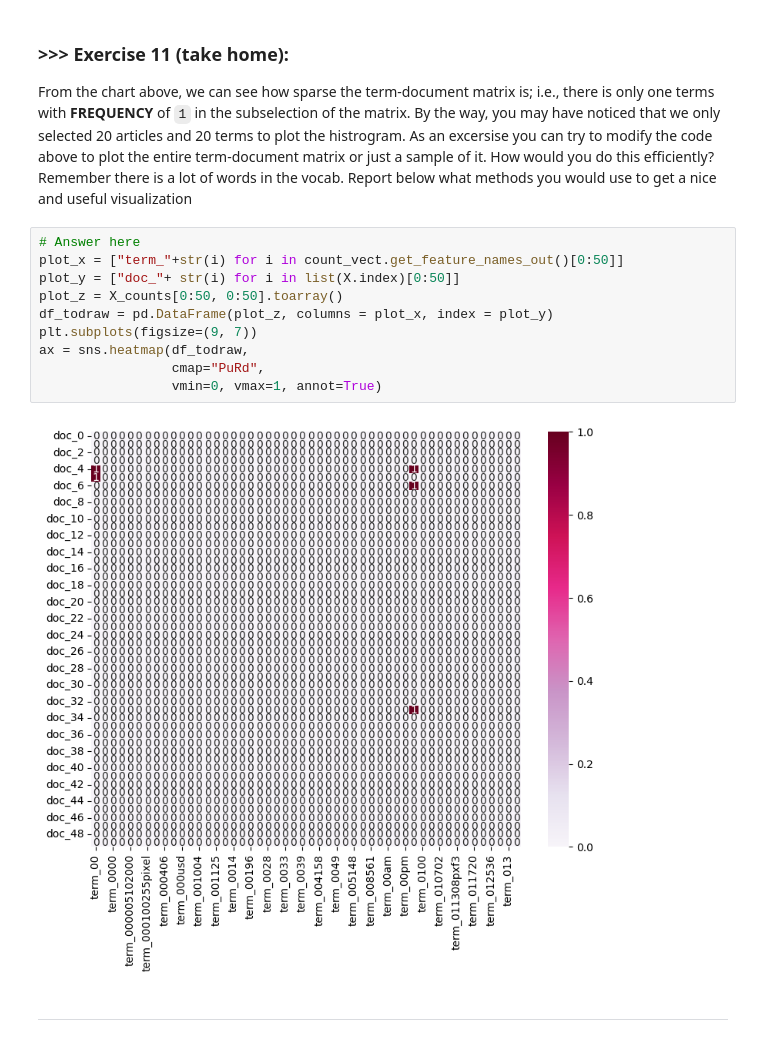
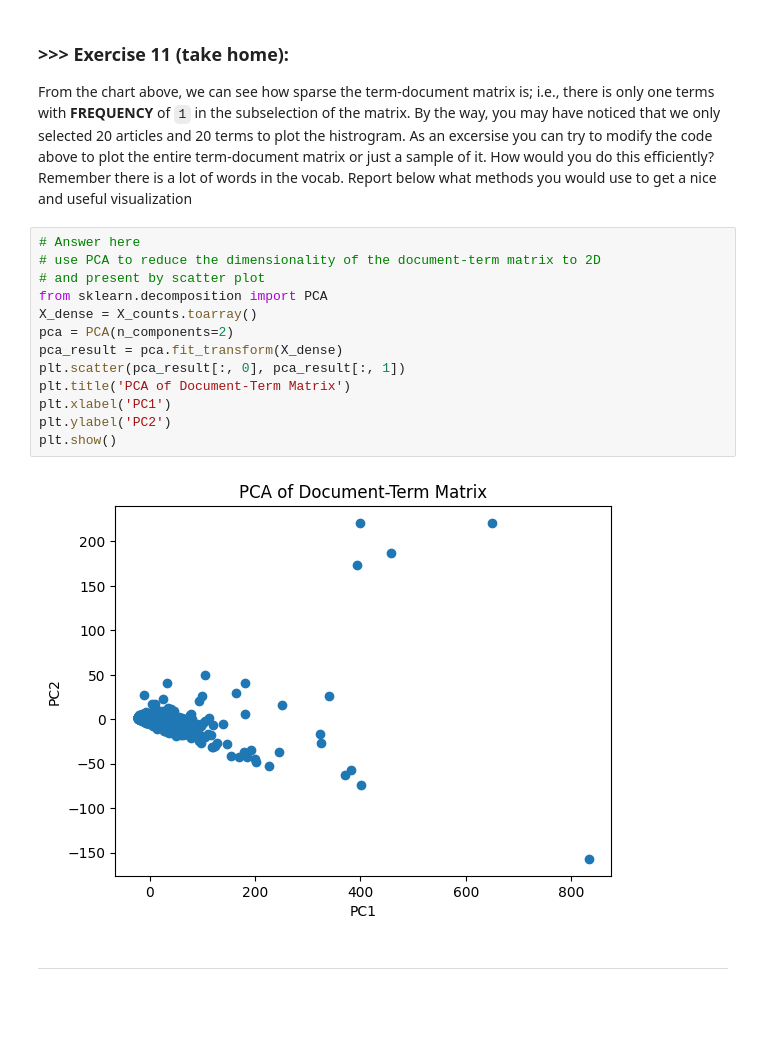
Before and after one commit to Ayukevin/DM2025-Lab1-Exercise, a Jupyter notebook: DM2025-Lab1-Master.ipynb, the cells around one changed output. Saved outputs shown, nothing was run; the diff lists cells and outputs as text; blank space fills up the shorter version.

```diff
--- a/DM2025-Lab1-Master.ipynb
+++ b/DM2025-Lab1-Master.ipynb
@@ -1153,18 +1154,21 @@ Check out more beautiful color palettes here: https://python-graph-gallery.com/1
 # %% [markdown]
 ### **>>> Exercise 11 (take home):**
 From the chart above, we can see how sparse the term-document matrix is; i.e., there is only one terms with **FREQUENCY** of `1` in the subselection of the matrix. By the way, you may have noticed that we only selected 20 articles and 20 terms to plot the histrogram. As an excersise you can try to modify the code above to plot the entire term-document matrix or just a sample of it. How would you do this efficiently? Remember there is a lot of words in the vocab. Report below what methods you would use to get a nice and useful visualization
-# %%
-# Answer here
-plot_x = ["term_"+str(i) for i in count_vect.get_feature_names_out()[0:50]]
-plot_y = ["doc_"+ str(i) for i in list(X.index)[0:50]]
-plot_z = X_counts[0:50, 0:50].toarray()
-df_todraw = pd.DataFrame(plot_z, columns = plot_x, index = plot_y)
-plt.subplots(figsize=(9, 7))
-ax = sns.heatmap(df_todraw,
-                 cmap="PuRd",
-                 vmin=0, vmax=1, annot=True)
-# %% [output]
-[figure, removed]
+# %%
+# Answer here
+# use PCA to reduce the dimensionality of the document-term matrix to 2D
+# and present by scatter plot
+from sklearn.decomposition import PCA
+X_dense = X_counts.toarray()
+pca = PCA(n_components=2)
+pca_result = pca.fit_transform(X_dense)
+plt.scatter(pca_result[:, 0], pca_result[:, 1])
+plt.title('PCA of Document-Term Matrix')
+plt.xlabel('PC1')
+plt.ylabel('PC2')
+plt.show()
+# %% [output]
+[figure, added]
 # %% [markdown]
 ---
 # %% [markdown]
```
Also changed, not shown: parts of 17 cells of this notebook.
